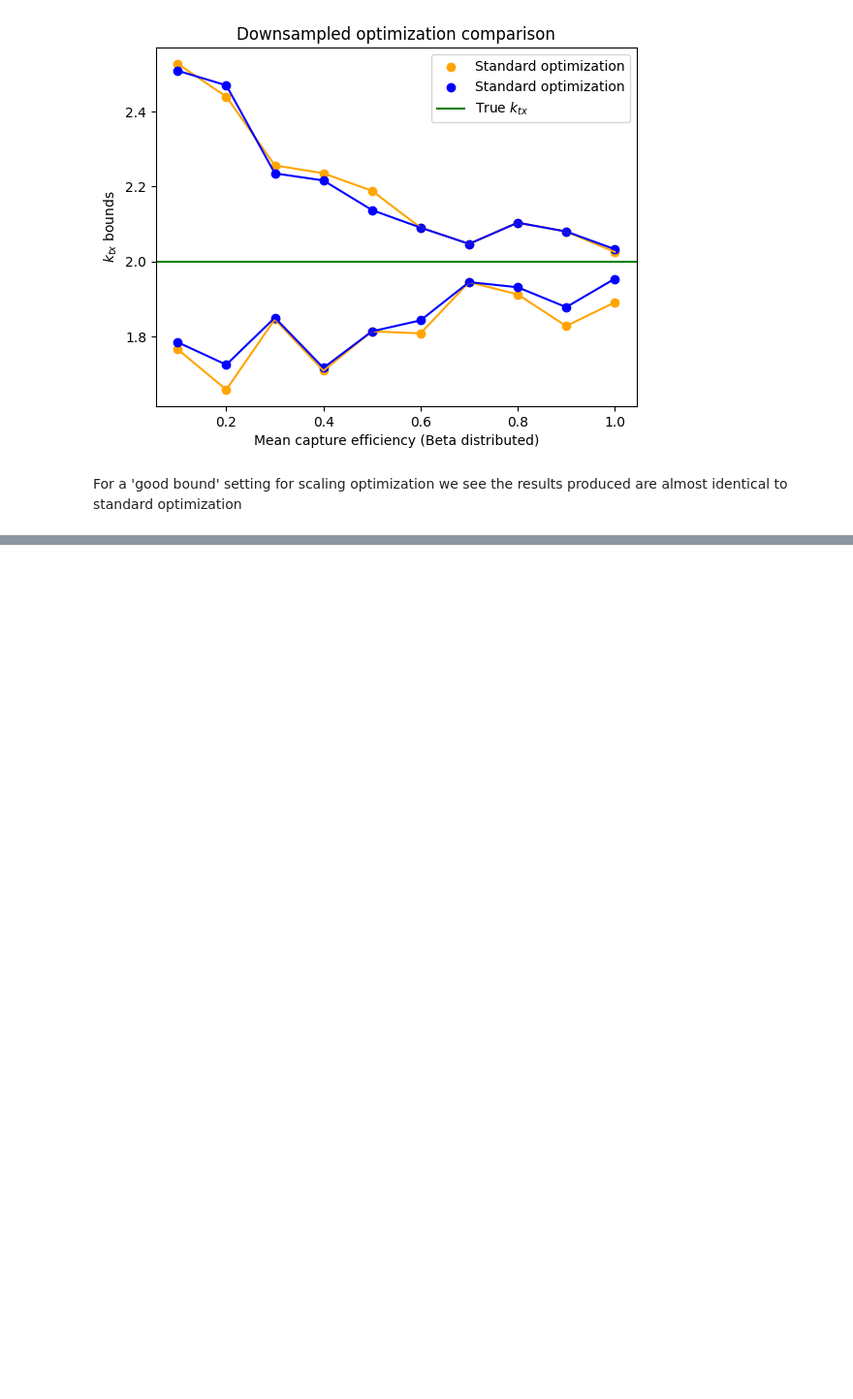
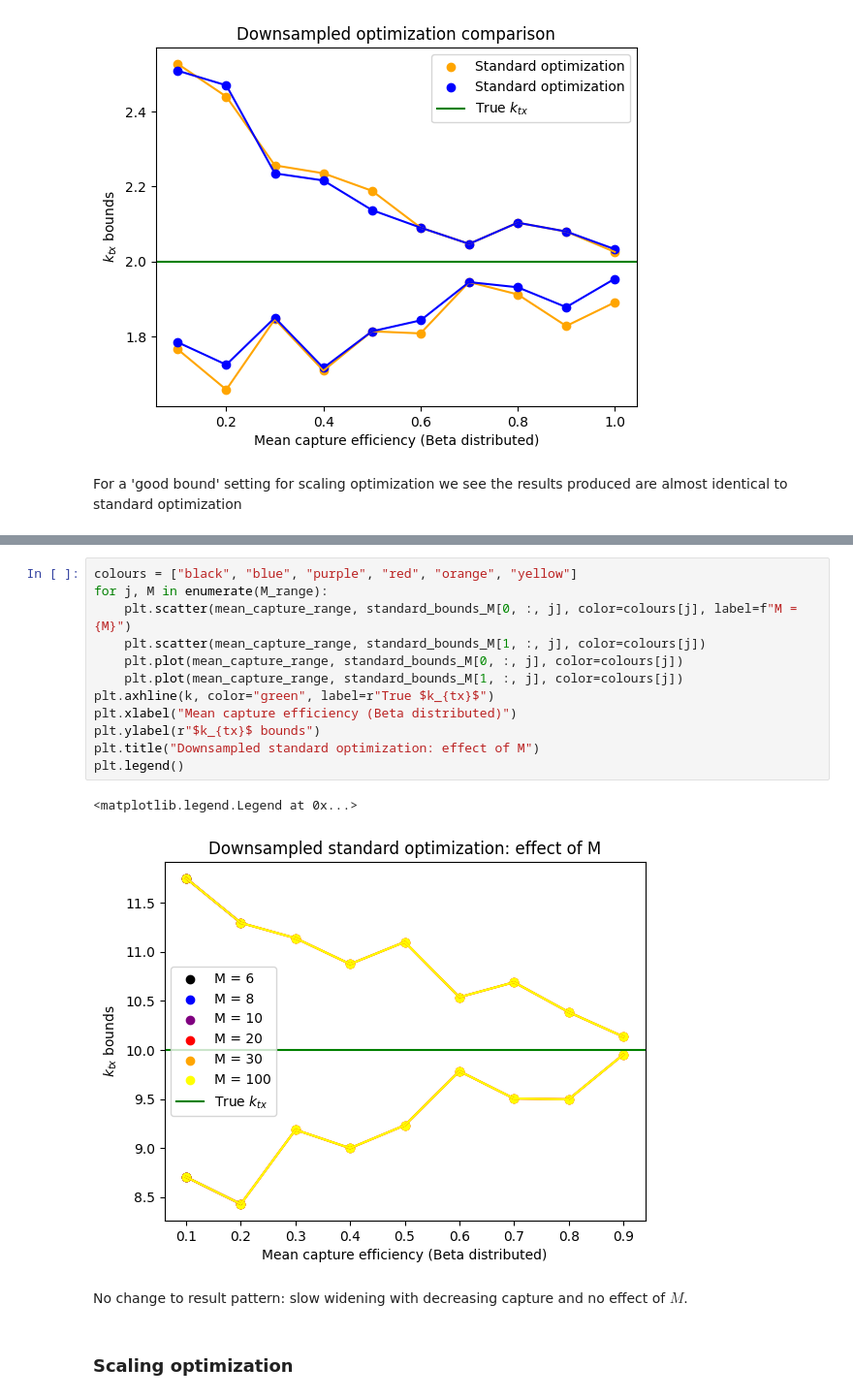
Before and after one commit to willjgh/M5R, a Jupyter notebook: Interaction/Bootstrap-Experiments/capture_scaling.ipynb, the cells around one changed output, grey strips where cells are left out. Shown: that part at 97% size. Saved outputs shown, nothing was run; the diff lists cells and outputs as text; blank space fills up the shorter version.

Commit message:
Verified same pattern of results for a more spread out distribution (poisson with large rate gives longer tail)

```diff
--- a/Interaction/Bootstrap-Experiments/capture_scaling.ipynb
+++ b/Interaction/Bootstrap-Experiments/capture_scaling.ipynb
@@ -1138,0 +1195,19 @@ For a 'good bound' setting for scaling optimization we see the results produced
+# %%
+colours = ["black", "blue", "purple", "red", "orange", "yellow"]
+for j, M in enumerate(M_range):
+    plt.scatter(mean_capture_range, standard_bounds_M[0, :, j], color=colours[j], label=f"M = {M}")
+    plt.scatter(mean_capture_range, standard_bounds_M[1, :, j], color=colours[j])
+    plt.plot(mean_capture_range, standard_bounds_M[0, :, j], color=colours[j])
+    plt.plot(mean_capture_range, standard_bounds_M[1, :, j], color=colours[j])
+plt.axhline(k, color="green", label=r"True $k_{tx}$")
+plt.xlabel("Mean capture efficiency (Beta distributed)")
+plt.ylabel(r"$k_{tx}$ bounds")
+plt.title("Downsampled standard optimization: effect of M")
+plt.legend()
+# %% [output]
+<matplotlib.legend.Legend at 0x...>
+[figure, added]
+# %% [markdown]
+No change to result pattern: slow widening with decreasing capture and no effect of $M$.
+# %% [markdown]
+### Scaling optimization
```
Also changed, not shown: parts of 8 cells of this notebook.
